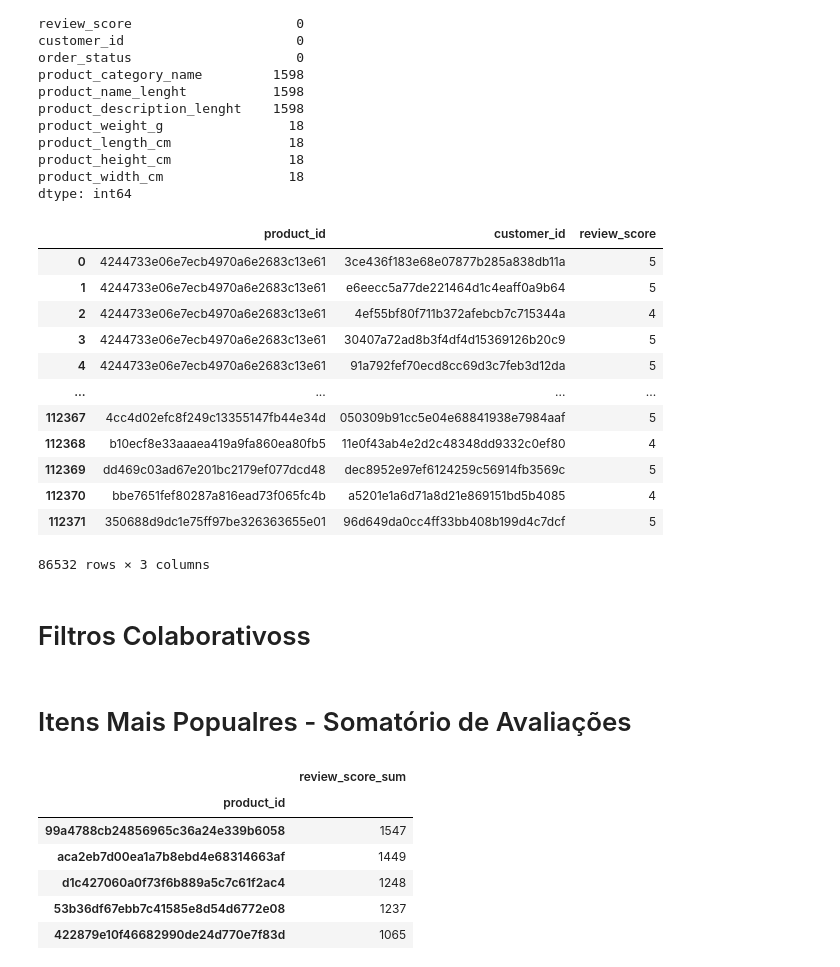
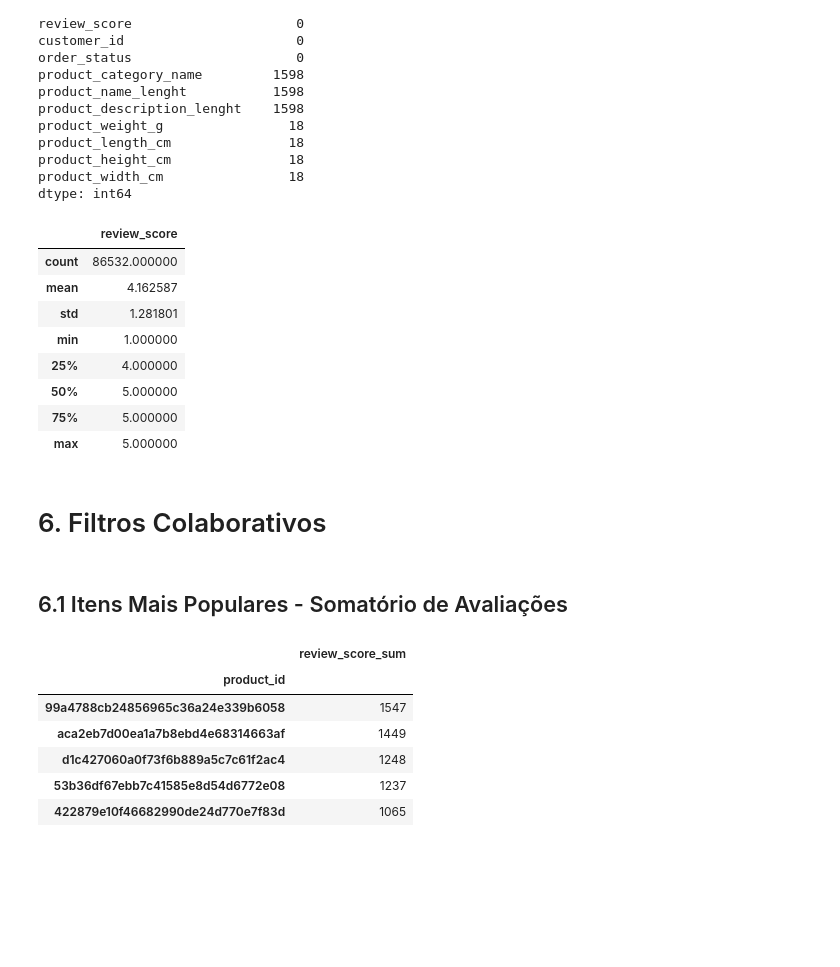
Before and after one commit to felipeaugustogudes/day7_dnc_dex, a Jupyter notebook: day7_felipe_rid2031.ipynb, the cells around one changed output. Cells and saved outputs as stored; diff of their text form; code cells hidden in the pictures; blank space fills up the shorter version.

```diff
--- a/day7_felipe_rid2031.ipynb
+++ b/day7_felipe_rid2031.ipynb
@@ -156,25 +157,21 @@ df_concat.drop_duplicates(subset ="order_id",keep = False, inplace = True)
 # %%
 df = df_concat[['product_id','customer_id','review_score']]
 # %%
-df
+df.describe()
 # %% [output]
-|  | product_id | customer_id | review_score |
-| 0 | 4244733e06e7ecb4970a6e2683c13e61 | 3ce436f183e68e07877b285a838db11a | 5 |
-| 1 | 4244733e06e7ecb4970a6e2683c13e61 | e6eecc5a77de221464d1c4eaff0a9b64 | 5 |
-| 2 | 4244733e06e7ecb4970a6e2683c13e61 | 4ef55bf80f711b372afebcb7c715344a | 4 |
-| 3 | 4244733e06e7ecb4970a6e2683c13e61 | 30407a72ad8b3f4df4d15369126b20c9 | 5 |
-| 4 | 4244733e06e7ecb4970a6e2683c13e61 | 91a792fef70ecd8cc69d3c7feb3d12da | 5 |
-| ... | ... | ... | ... |
-| 112367 | 4cc4d02efc8f249c13355147fb44e34d | 050309b91cc5e04e68841938e7984aaf | 5 |
-| 112368 | b10ecf8e33aaaea419a9fa860ea80fb5 | 11e0f43ab4e2d2c48348dd9332c0ef80 | 4 |
-| 112369 | dd469c03ad67e201bc2179ef077dcd48 | dec8952e97ef6124259c56914fb3569c | 5 |
-| 112370 | bbe7651fef80287a816ead73f065fc4b | a5201e1a6d71a8d21e869151bd5b4085 | 4 |
-| 112371 | 350688d9dc1e75ff97be326363655e01 | 96d649da0cc4ff33bb408b199d4c7dcf | 5 |
+|  | review_score |
+| count | 86532.000000 |
+| mean | 4.162587 |
+| std | 1.281801 |
+| min | 1.000000 |
+| 25% | 4.000000 |
+| 50% | 5.000000 |
+| 75% | 5.000000 |
+| max | 5.000000 |
-86532 rows × 3 columns
 # %% [markdown]
-# Filtros Colaborativoss
+# 6. Filtros Colaborativos
 # %% [markdown]
-# Itens Mais Popualres -  Somatório de Avaliações
+## 6.1 Itens Mais Populares -  Somatório de Avaliações
 # %%
 ratings_explicit = df[df['review_score'] != 0]
 ratings_sum = pd.DataFrame(ratings_explicit.groupby(['product_id'])['review_score'].sum())
```
Also changed, not shown: parts of 24 cells of this notebook.
